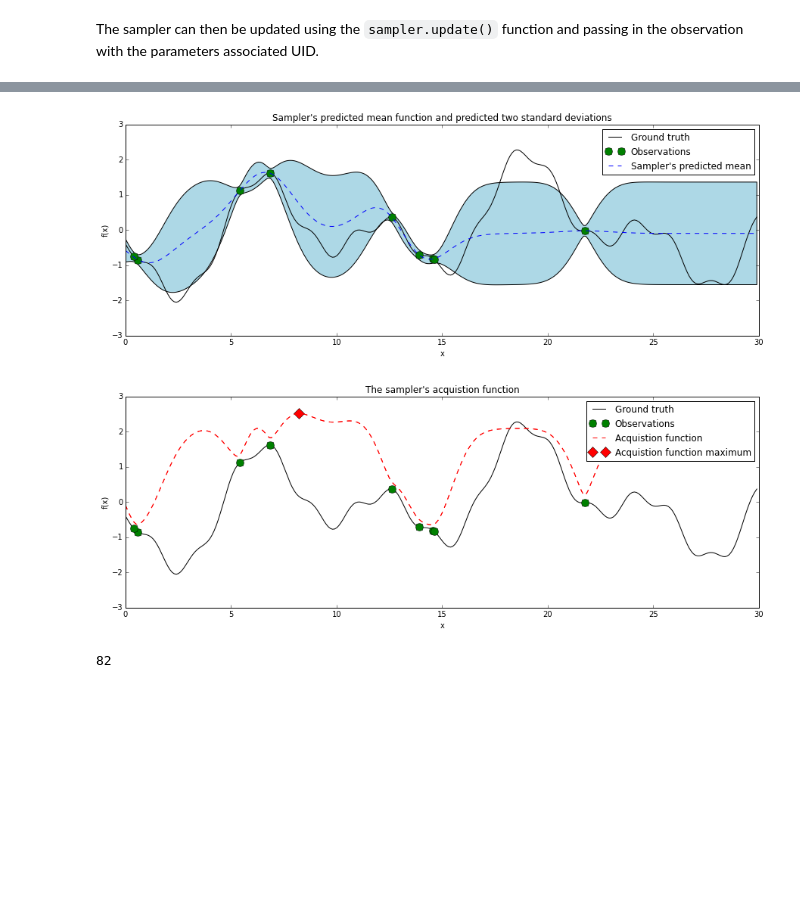
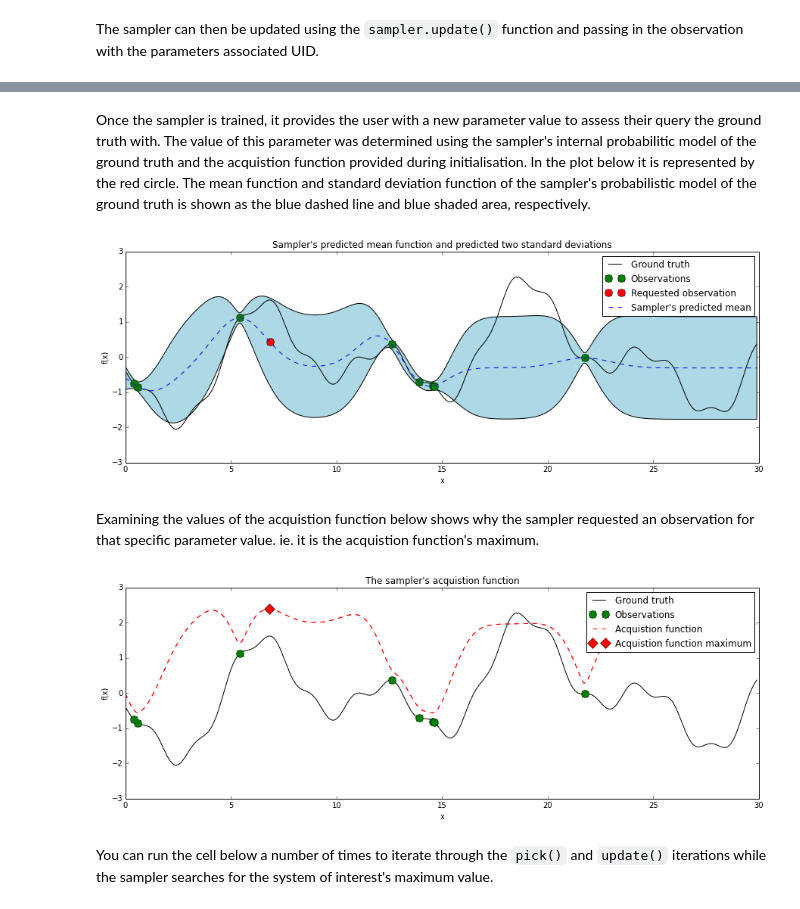
Before and after one commit to NICTA/dora, a Jupyter notebook: demos/dora_demo.ipynb, the cells around one changed output, grey strips where cells are left out. Drawn from its saved outputs; the diff is of its cells as text; code cells hidden in the pictures; blank space fills up the shorter version.

Commit message:
Add markdown cells to notebook

```diff
--- a/demos/dora_demo.ipynb
+++ b/demos/dora_demo.ipynb
@@ -132,28 +141,32 @@ pl.show()
+# %% [markdown]
+Once the sampler is trained, it provides the user with a new parameter value to assess their query the ground truth with. The value of this parameter was determined using the sampler's internal probabilitic model of the ground truth and the acquistion function provided during initialisation. In the plot below it is represented by the red circle. The mean function and standard deviation function of the sampler's probabilistic model of the ground truth is shown as the blue dashed line and blue shaded area, respectively.
 # %%
 xquery = x[:,np.newaxis]
 mf, vf = sampler.predict(xquery)
 pl.figure(figsize=(15,5))
 pl.plot(x,fx,'k');
-pl.plot(sampler.X, sampler.y,'go', markersize=10)
+pl.plot(sampler.X[:-1], sampler.y[:-1],'go', markersize=10)
+pl.plot(sampler.X[-1], sampler.y[-1],'ro', markersize=10)
 pl.plot(xquery, mf,'b--')
 y1 = mf - np.sqrt(vf)*2
 y2 = mf + np.sqrt(vf)*2
 pl.fill_between(xquery[:,0], y1[:,0], y2[:,0], where=(y2 >= y1)[:,0], facecolor='lightblue')
-#pl.plot(xquery,mf + np.sqrt(vf)*2, 'g--')
-#pl.plot(xquery,mf - np.sqrt(vf)*2, 'g--')
+
 pl.xlabel('x')
 pl.ylabel('f(x)')
-pl.legend(('Ground truth', 'Observations', "Sampler's predicted mean",'Predicted 2 standard deviation','wtf'))
+pl.legend(('Ground truth', 'Observations', "Requested observation", "Sampler's predicted mean",'Predicted 2 standard deviation'))
 pl.title("Sampler's predicted mean function and predicted two standard deviations")
 pl.show()
 # %% [output]
-[figure, old version]
+[figure, new version]
+# %% [markdown]
+Examining the values of the acquistion function below shows why the sampler requested an observation for that specific parameter value. ie. it is the acquistion function's maximum.
 # %%
 acq_value, acq_max_ind = sampler.eval_acq(x)
 
 pl.figure(figsize=(15,5))
 pl.plot(x,fx,'k');
-pl.plot(sampler.X, sampler.y,'go', markersize=10)
+pl.plot(sampler.X[:-1], sampler.y[:-1],'go', markersize=10)
 pl.plot(x, acq_value,'r--')
 pl.plot(x[acq_max_ind], acq_value[acq_max_ind],'rD', markersize=10)
 pl.plot(x, acq_value,'r--')
@@ -163,9 +176,7 @@ pl.title("The sampler's acquistion function")
 pl.legend(('Ground truth', 'Observations', 'Acquistion function', 'Acquistion function maximum') )
 pl.show()
 # %% [output]
-[figure, old version]
+[figure, new version]
-# %%
-acq_max_ind
-# %% [output]
-82
+# %% [markdown]
+You can run the cell below a number of times to iterate through the `pick()` and `update()` iterations while the sampler searches for the system of interest's maximum value.
 # %%
```
Also changed, not shown: parts of 14 cells of this notebook.
